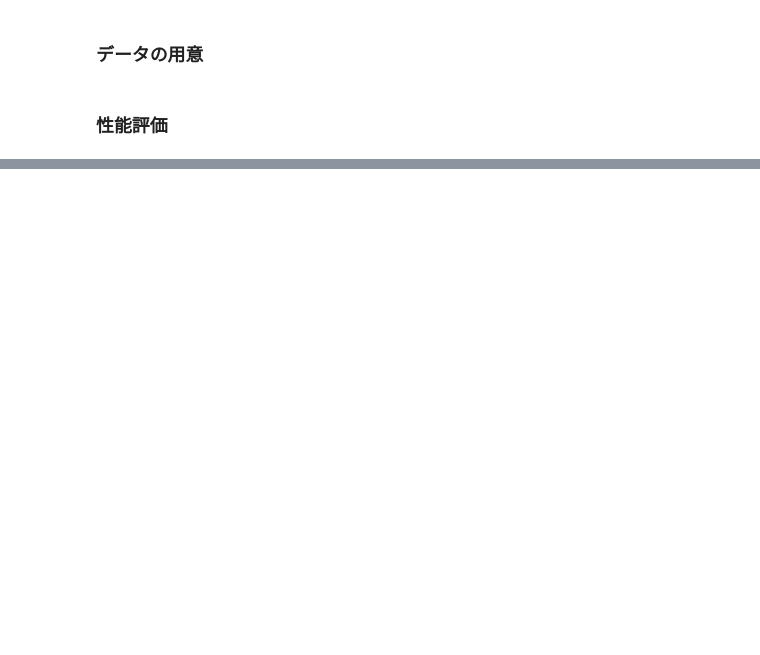
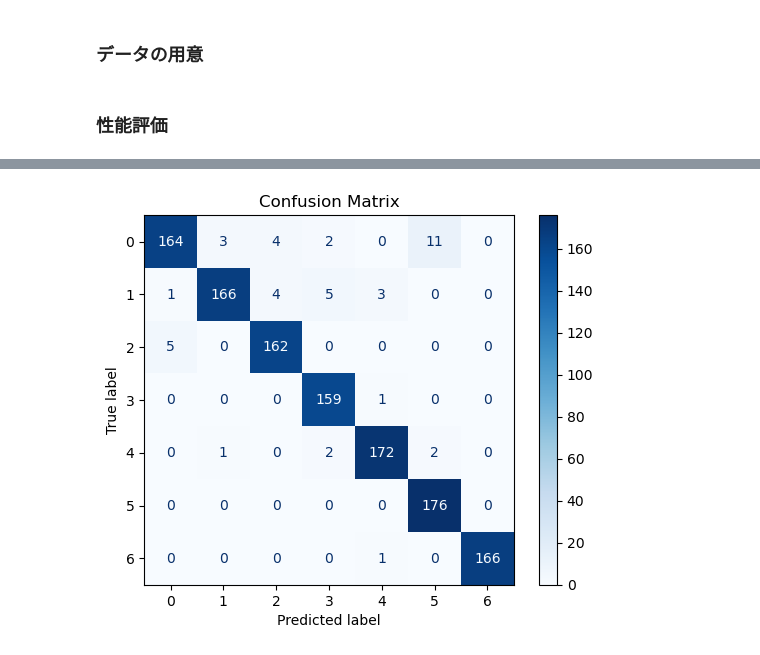
Before and after one commit to Dot-P/irie-brothers, a Jupyter notebook: test_model.ipynb, the cells around one changed output, grey strips where cells are left out. Drawn from its saved outputs; the diff is of its cells as text; code cells hidden in the pictures; blank space fills up the shorter version.

```diff
--- a/test_model.ipynb
+++ b/test_model.ipynb
@@ -132,0 +166,4 @@ evaluate_model(y_val=y_val, y_pred=y_pred)
+# %%
+evaluate_model(y_val=y_test, y_pred=y_pred)
+# %% [output]
+[figure, added]
```
Also changed, not shown: parts of 5 cells of this notebook, 3 other files.
